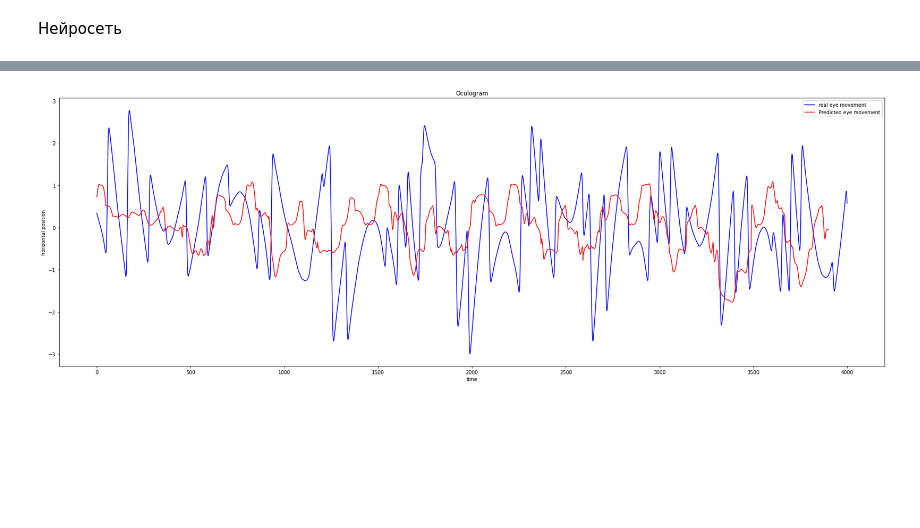
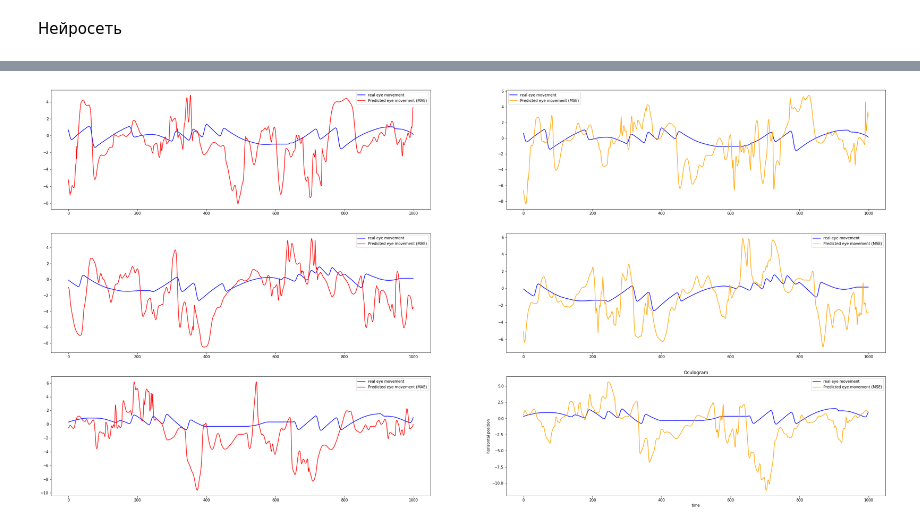
Before and after one commit to YanaMinyaylo/NS, a Jupyter notebook: Syncro_ICS_imu(2).ipynb, the cells around one changed output, grey strips where cells are left out. Drawn from its saved outputs; the diff is of its cells as text; code cells hidden in the pictures; blank space fills up the shorter version.

```diff
--- a/Syncro_ICS_imu(2).ipynb
+++ b/Syncro_ICS_imu(2).ipynb
@@ -209,16 +218,17 @@ from keras.layers import Dense
 from keras.layers import LSTM
 from keras.layers import Dropout
 # %%
+u = 50
 model_MSE = Sequential()
-model_MSE.add(LSTM(units= 50, return_sequences=True, input_shape=(features_set.shape[1], 1)))
+model_MSE.add(LSTM(units= u, return_sequences=True, input_shape=(features_set.shape[1], 1)))
 model_MSE.add(Dropout(0.2))
 
-model_MSE.add(LSTM(units=50))
+model_MSE.add(LSTM(units=u))
 model_MSE.add(Dropout(0.2))
 
 model_MSE.add(Dense(units = labels.shape[1]))
 
 model_MSE.compile(optimizer = 'adam', loss = 'mean_squared_error')
 # %%
-model_MSE.fit(features_set, labels, epochs = 3, batch_size = 16)
+model_MSE.fit(features_set, labels, epochs = 100, batch_size = 16)
 # %% [output]
@@ -237,4 +263,4 @@ model_MAE.add(Dense(units = labels.shape[1]))
 
 model_MAE.compile(optimizer = 'adam', loss = 'mean_absolute_error')
 # %%
-model_MAE.fit(features_set, labels, epochs = 50, batch_size = 16)
+res_MAE = model_MAE.fit(features_set, labels, epochs = 100, batch_size = 16)
@@ -281,11 +285,47 @@ predictions = model_MAE.predict(features_set_test)
-# %%
-plt.figure(figsize=(30,10))
-plt.plot(y_test, color='blue', label='real eye movement')
-plt.plot(predictions , color='red', label='Predicted eye movement')
-plt.title('Oculogram')
-plt.xlabel('time')
-plt.ylabel('horizontal position')
-plt.legend()
-plt.show()
-# %% [output]
-[figure, removed]
+# %%
+predictions_MSE = model_MSE.predict(features_set_test)
+predictions_MAE = model_MAE.predict(features_set_test)
+predictions_MAE = scaler.inverse_transform(predictions_MAE)
+predictions_MSE = scaler.inverse_transform(predictions_MSE)
+# %%
+fig, ax = plt.subplots(ncols=2, nrows = 3, figsize=(40, 20))
+n1 = 0
+n2 = 1000
+n3 = 2000
+n4 = 3000
+n5 = 4000
+n6 = 5000
+
+ax[0][0].plot(y_test[n1:n2], color='blue', label='real eye movement')
+ax[0][0].plot(predictions_MAE[n1:n2], color='red', label='Predicted eye movement (MAE)')
+
+ax[0][1].plot(y_test[n1:n2], color='blue', label='real eye movement')
+ax[0][1].plot(predictions_MSE[n1:n2], color='orange', label='Predicted eye movement (MSE)')
+
+ax[1][0].plot(y_test[n3:n4], color='blue', label='real eye movement')
+ax[1][0].plot(predictions_MAE[n3:n4], color='red', label='Predicted eye movement (MAE)')
+
+ax[1][1].plot(y_test[n3:n4], color='blue', label='real eye movement')
+ax[1][1].plot(predictions_MSE[n3:n4], color='orange', label='Predicted eye movement (MSE)')
+
+ax[2][0].plot(y_test[n5:n6], color='blue', label='real eye movement')
+ax[2][0].plot(predictions_MAE[n5:n6], color='red', label='Predicted eye movement (MAE)')
+
+ax[2][1].plot(y_test[n5:n6], color='blue', label='real eye movement')
+ax[2][1].plot(predictions_MSE[n5:n6], color='orange', label='Predicted eye movement (MSE)')
+
+
+plt.title('Oculogram')
+plt.xlabel('time')
+plt.ylabel('horizontal position')
+
+ax[0][0].legend()
+ax[0][1].legend()
+ax[1][0].legend()
+ax[1][1].legend()
+ax[2][0].legend()
+ax[2][1].legend()
+
+plt.show()
+# %% [output]
+[figure, added]
```
Also changed, not shown: parts of 9 cells of this notebook.
